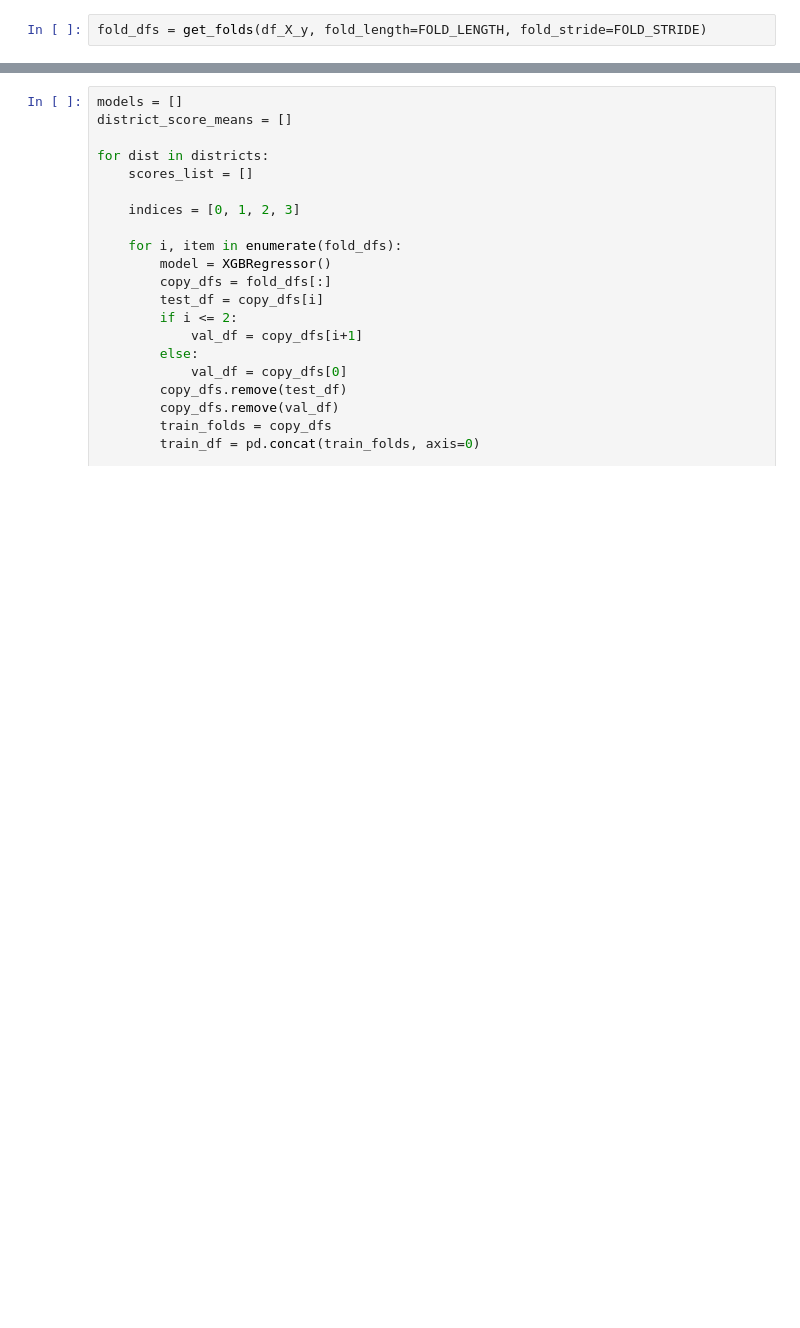
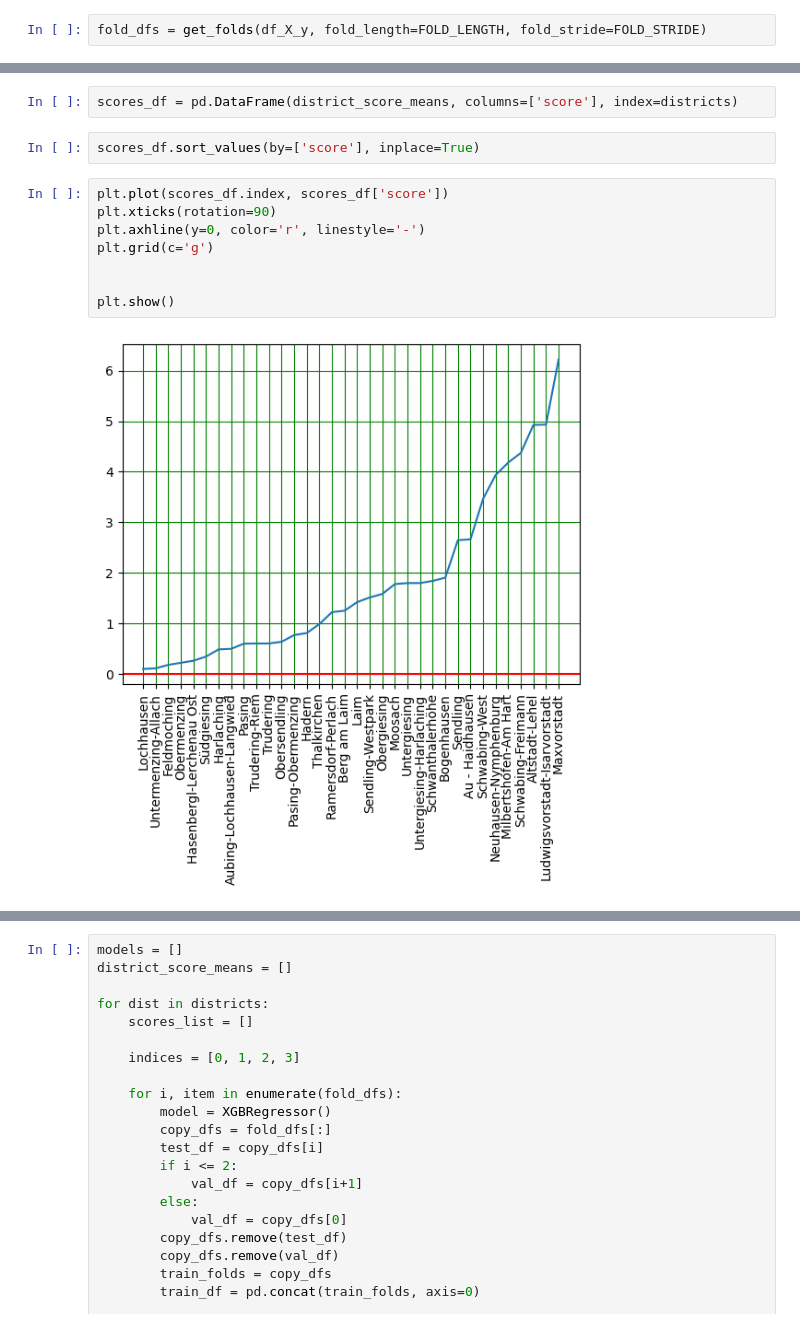
Before and after one commit to shoefer987/bike_sharing_demand, a Jupyter notebook: notebooks/jui-kate_xgboost.ipynb, the cells around one changed output, grey strips where cells are left out. Drawn from its saved outputs; the diff is of its cells as text; blank space fills up the shorter version.

```diff
--- a/notebooks/jui-kate_xgboost.ipynb
+++ b/notebooks/jui-kate_xgboost.ipynb
@@ -47,0 +100,14 @@ fold_dfs = get_folds(df_X_y, fold_length=FOLD_LENGTH, fold_stride=FOLD_STRIDE)
+# %%
+scores_df = pd.DataFrame(district_score_means, columns=['score'], index=districts)
+# %%
+scores_df.sort_values(by=['score'], inplace=True)
+# %%
+plt.plot(scores_df.index, scores_df['score'])
+plt.xticks(rotation=90)
+plt.axhline(y=0, color='r', linestyle='-')
+plt.grid(c='g')
+
+
+plt.show()
+# %% [output]
+[figure, added]
```
Also changed, not shown: parts of 6 cells of this notebook.
